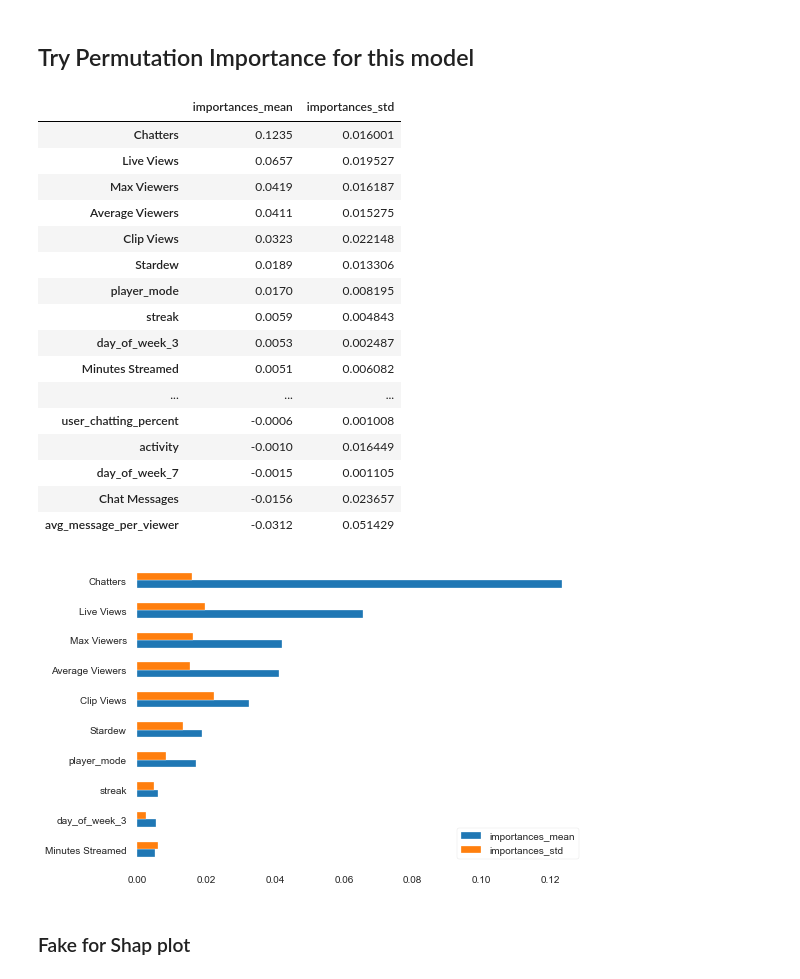
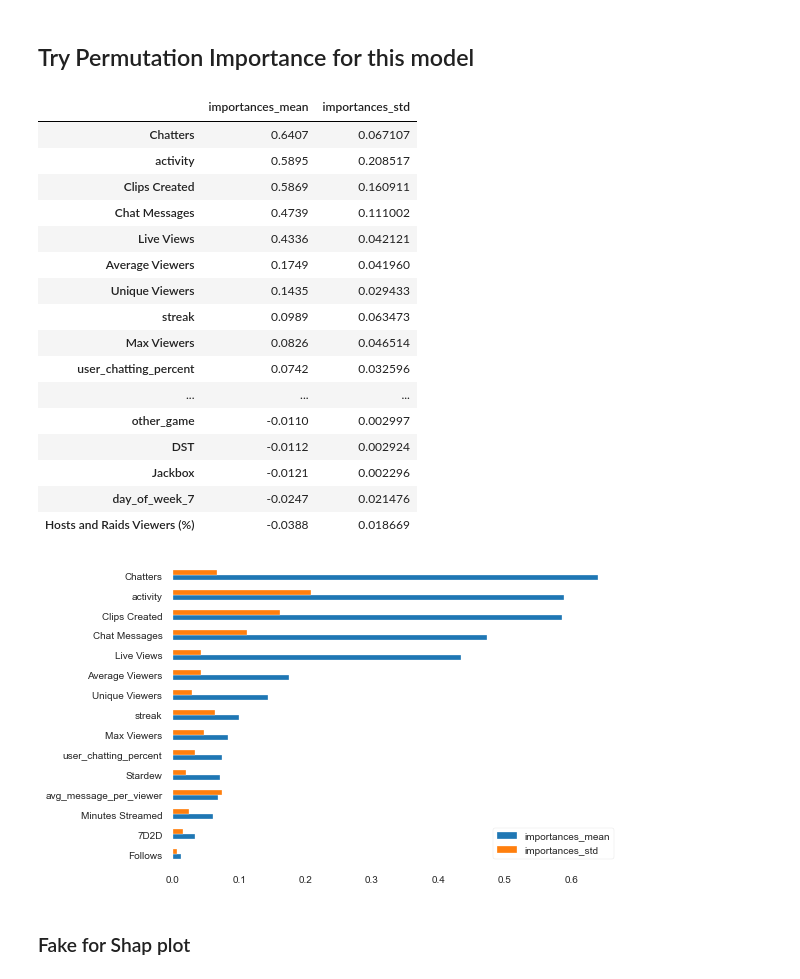
Before and after one commit to ilEnzio/StarKells_Twitch_data, a Jupyter notebook: ERLE_GRANGERII_DS18_UNIT02_Starkells_Exploring_Cleaning02.ipynb, the cells around one changed output. Cells and saved outputs as stored; diff of their text form; code cells hidden in the pictures.

```diff
--- a/ERLE_GRANGERII_DS18_UNIT02_Starkells_Exploring_Cleaning02.ipynb
+++ b/ERLE_GRANGERII_DS18_UNIT02_Starkells_Exploring_Cleaning02.ipynb
@@ -1108,4 +1067,5 @@ print(y_test.shape)
 (232,)
 # %%
 X_train, X_val, y_train, y_val = train_test_split(
-    X_train_temp, y_train_temp, train_size=0.80, test_size=0.20, random_state=42)
+    X_train_temp, y_train_temp, train_size=0.80, test_size=0.20,
+    stratify= X_train_temp['total_earn_cat'],random_state=42)
@@ -1721,0 +1577,32 @@ Categories (3, object): ['not worth' < 'kinda worth' < 'def worth!']
+# %%
+fig, axs = plt.subplots(figsize=(8,2))
+
+
+lightbl_color = "#4780b3"
+lighto_color = "#ffb25e"
+middle_color = "#fb8b24"
+worse_color= "#0f4c5c"
+dnd_color ="#8C031C"
+
+plt.rcParams['figure.dpi'] = 200
+fig.patch.set_visible(False)
+axs.axis("tight")
+axs.axis("off")
+
+colors = [[lighto_color,middle_color,worse_color],
+          [lighto_color, worse_color, middle_color]]
+
+axs.table(cellText=baseline_metrics_df.values,
+          colLabels=baseline_metrics_df.columns,
+          cellColours=colors,
+                  loc = "center"
+                  )
+table.set_fontsize(25)
+# table.scale(1,1)
+
+fig.tight_layout()
+
+plt.savefig('baseline_metrics_table.png')
+
+
+plt.show()
@@ -1725,7 +1614,8 @@ Categories (3, object): ['not worth' < 'kinda worth' < 'def worth!']
 from sklearn.model_selection import train_test_split
 # %%
 X_train_temp, X_test, y_train_temp, y_test = train_test_split(
-    X_matrix, y_target, train_size=0.80, test_size=0.20, random_state=42)
+    X_matrix, y_target, train_size=0.80, test_size=0.20,
+    stratify=y_target, random_state=42)
 # %%
 print(X_train_temp.shape)
 print(y_train_temp.shape)
@@ -1738,7 +1628,8 @@ print(y_test.shape)
 (232,)
 # %%
 X_train, X_val, y_train, y_val = train_test_split(
-    X_train_temp, y_train_temp, train_size=0.80, test_size=0.20, random_state=42)
+    X_train_temp, y_train_temp, train_size=0.80, test_size=0.20,
+    stratify=y_train_temp,random_state=42)
 # %%
 print(X_train.shape)
 print(y_train.shape)
@@ -1849,33 +1740,33 @@ pi02_df = pd.DataFrame({"importances_mean": np.round(pi["importances_mean"], 4),
                      "importances_std": pi["importances_std"]},
                     index=X_val.columns)
 # %%
-pi_df.sort_values(by="importances_mean", ascending=False)
+pi02_df.sort_values(by="importances_mean", ascending=False)
 # %% [output]
 |  | importances_mean | importances_std |
-| Chatters | 0.1235 | 0.016001 |
-| Live Views | 0.0657 | 0.019527 |
-| Max Viewers | 0.0419 | 0.016187 |
-| Average Viewers | 0.0411 | 0.015275 |
-| Clip Views | 0.0323 | 0.022148 |
-| Stardew | 0.0189 | 0.013306 |
-| player_mode | 0.0170 | 0.008195 |
-| streak | 0.0059 | 0.004843 |
-| day_of_week_3 | 0.0053 | 0.002487 |
-| Minutes Streamed | 0.0051 | 0.006082 |
+| Chatters | 0.6407 | 0.067107 |
+| activity | 0.5895 | 0.208517 |
+| Clips Created | 0.5869 | 0.160911 |
+| Chat Messages | 0.4739 | 0.111002 |
+| Live Views | 0.4336 | 0.042121 |
+| Average Viewers | 0.1749 | 0.041960 |
+| Unique Viewers | 0.1435 | 0.029433 |
+| streak | 0.0989 | 0.063473 |
+| Max Viewers | 0.0826 | 0.046514 |
+| user_chatting_percent | 0.0742 | 0.032596 |
 | ... | ... | ... |
-| user_chatting_percent | -0.0006 | 0.001008 |
-| activity | -0.0010 | 0.016449 |
-| day_of_week_7 | -0.0015 | 0.001105 |
-| Chat Messages | -0.0156 | 0.023657 |
-| avg_message_per_viewer | -0.0312 | 0.051429 |
+| other_game | -0.0110 | 0.002997 |
+| DST | -0.0112 | 0.002924 |
+| Jackbox | -0.0121 | 0.002296 |
+| day_of_week_7 | -0.0247 | 0.021476 |
+| Hosts and Raids Viewers (%) | -0.0388 | 0.018669 |
 # %%
-pi02_df.sort_values(by="importances_mean", ascending=False).head(10).sort_values(by="importances_mean").plot(kind="barh")
+pi02_df.sort_values(by="importances_mean", ascending=False).head(15).sort_values(by="importances_mean").plot(kind="barh")
 
-plt.savefig('twitch_tree_classifier_permutation_importance_top_ten_bar_chart.png')
+plt.savefig('twitch_tree_classifier_permutation_importance_top15_bar_chart.png')
 
 plt.show()
 # %% [output]
-[figure, old version]
+[figure, new version]
 # %% [markdown]
 ### Fake for Shap plot
 # %%
```
Also changed, not shown: parts of 77 cells of this notebook, 7 other files.
